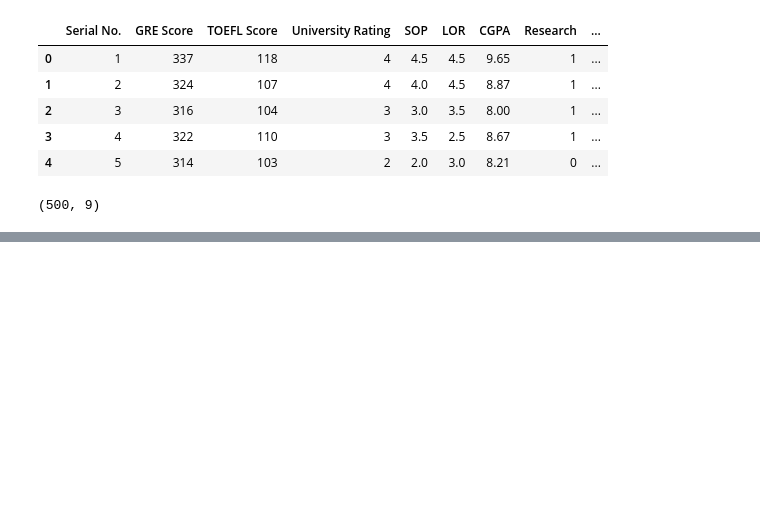
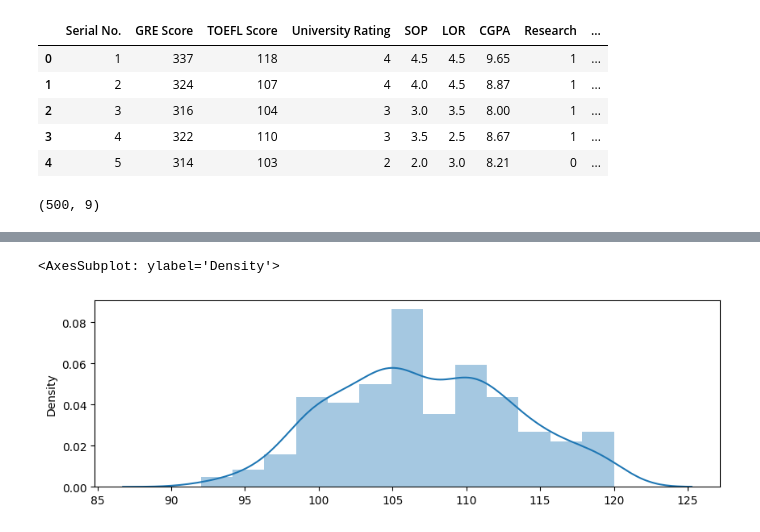
Before and after one commit to mahikshith/Jamboree-Education-classification, a Jupyter notebook: Jamboree.ipynb, the cells around one changed output, grey strips where cells are left out. Cells and saved outputs as stored; diff of their text form; code cells hidden in the pictures; blank space fills up the shorter version.

```diff
--- a/Jamboree.ipynb
+++ b/Jamboree.ipynb
@@ -30,0 +161,6 @@ df.shape
+# %%
+plt.figure(figsize=(10,3))
+sns.distplot(x=df["toefl score"])
+# %% [output]
+<AxesSubplot: ylabel='Density'>
+[figure, added]
```
Also changed, not shown: parts of 34 cells of this notebook.
